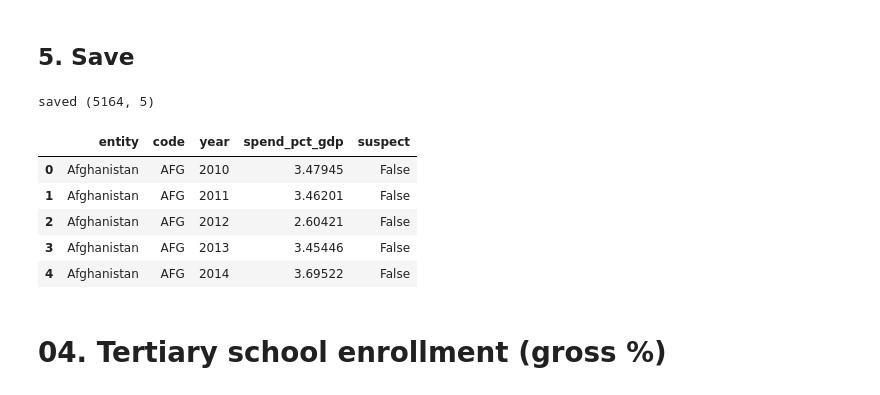
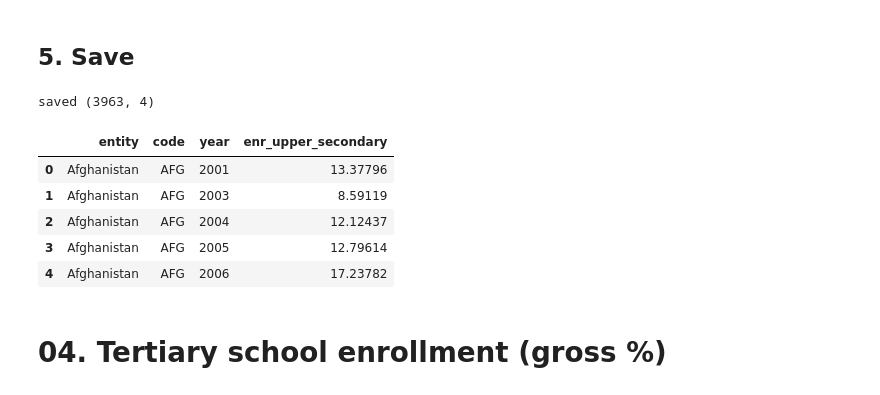
Before and after one commit to k3vina/capstone_kevina, a Jupyter notebook: notebook.ipynb, the cells around one changed output. Cells and saved outputs as stored; diff of their text form; code cells hidden in the pictures.

```diff
--- a/notebook.ipynb
+++ b/notebook.ipynb
@@ -605,23 +615,23 @@ codes that are not three letters: 337
 3. Keep 1970 to 2025, the range of the other sources.
 4. Assert that each `code` and `year` pair appears once. A duplicate key would multiply rows in the join.
 # %%
-clean = sec_enroll_raw.copy()
-clean.columns = ["entity", "code", "year", "enr_upper_secondary"]
-n0 = len(clean)
+sec_clean = sec_enroll_raw.copy()
+sec_clean.columns = ["entity", "code", "year", "enr_upper_secondary"]
+n0 = len(sec_clean)
 
-clean = clean[clean["code"].str.fullmatch(r"[A-Z]{3}", na=False)]
-n1 = len(clean)
-clean = clean[clean["year"].between(1970, 2025)]
-n2 = len(clean)
+sec_clean = sec_clean[sec_clean["code"].str.fullmatch(r"[A-Z]{3}", na=False)]
+n1 = len(sec_clean)
+sec_clean = sec_clean[sec_clean["year"].between(1970, 2025)]
+n2 = len(sec_clean)
 
-assert not clean.duplicated(["code", "year"]).any()
-assert clean["enr_upper_secondary"].notna().all()
-clean = clean.reset_index(drop=True)
+assert not sec_clean.duplicated(["code", "year"]).any()
+assert sec_clean["enr_upper_secondary"].notna().all()
+sec_clean = sec_clean.reset_index(drop=True)
 
 print(f"raw rows: {n0:,}")
 print(f"after removing non-countries: {n1:,}  (removed {n0 - n1:,})")
 print(f"after year filter 1970-2025 : {n2:,}  (removed {n1 - n2:,})")
-print("countries:", clean["code"].nunique(), "| years:", clean["year"].min(), "to", clean["year"].max())
+print("countries:", sec_clean["code"].nunique(), "| years:", sec_clean["year"].min(), "to", sec_clean["year"].max())
 # %% [output]
 raw rows: 4,491
 after removing non-countries: 3,963  (removed 528)
@@ -649,17 +659,17 @@ skewness: 0.13 | mean: 73.8 | median: 78.1
 
 ## 5. Save
 # %%
-clean.to_csv("C:/Users/kevin/capstone_kevina/data/cleaned/owid_enr_upper_secondary.csv", index=False)
-print("saved", clean.shape)
-clean.head()
+sec_clean.to_csv(f"{CLEAN}/owid_enr_upper_secondary.csv", index=False)
+print("saved", sec_clean.shape)
+sec_clean.head()
 # %% [output]
-saved (5164, 5)
+saved (3963, 4)
-|  | entity | code | year | spend_pct_gdp | suspect |
-| 0 | Afghanistan | AFG | 2010 | 3.47945 | False |
-| 1 | Afghanistan | AFG | 2011 | 3.46201 | False |
-| 2 | Afghanistan | AFG | 2012 | 2.60421 | False |
-| 3 | Afghanistan | AFG | 2013 | 3.45446 | False |
-| 4 | Afghanistan | AFG | 2014 | 3.69522 | False |
+|  | entity | code | year | enr_upper_secondary |
+| 0 | Afghanistan | AFG | 2001 | 13.37796 |
+| 1 | Afghanistan | AFG | 2003 | 8.59119 |
+| 2 | Afghanistan | AFG | 2004 | 12.12437 |
+| 3 | Afghanistan | AFG | 2005 | 12.79614 |
+| 4 | Afghanistan | AFG | 2006 | 17.23782 |
 # %% [markdown]
 # 04. Tertiary school enrollment (gross %)
 # %% [markdown]
```
Also changed, not shown: parts of 23 cells of this notebook, 8 other files.
